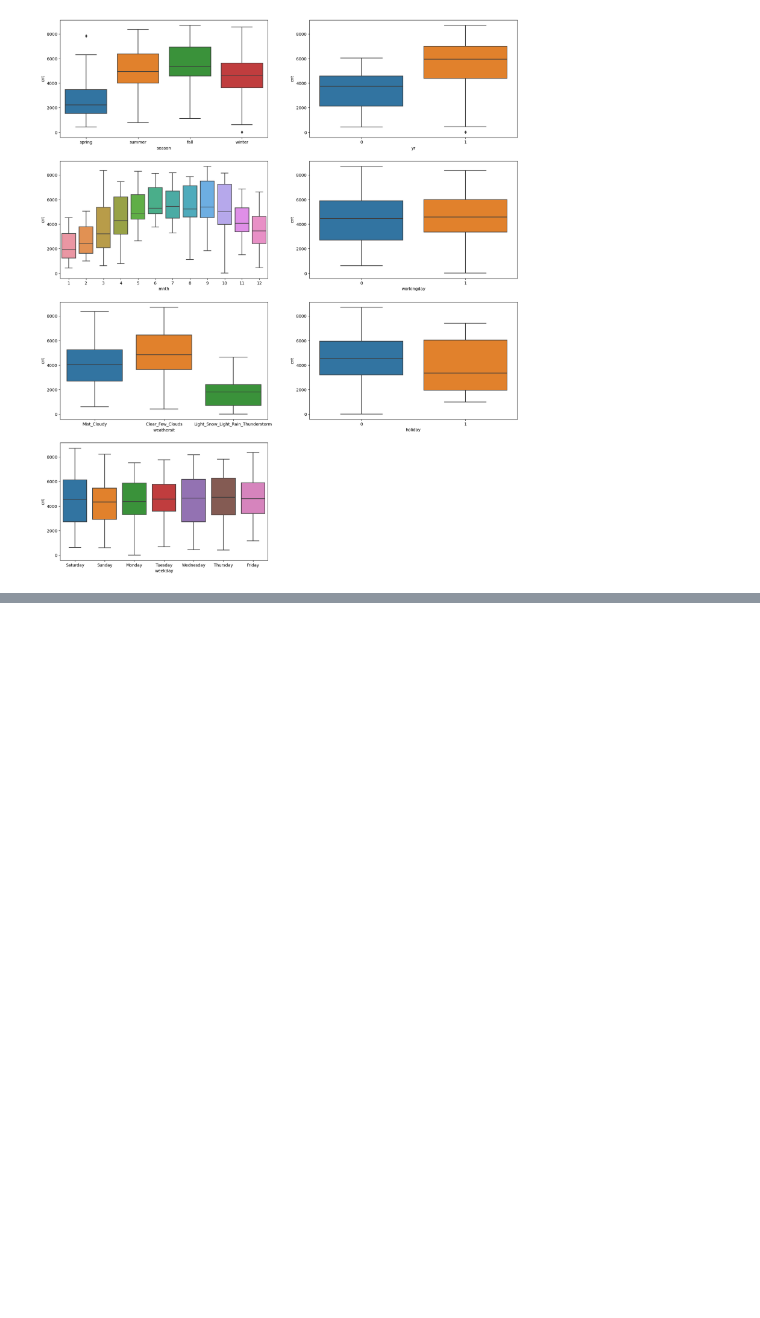
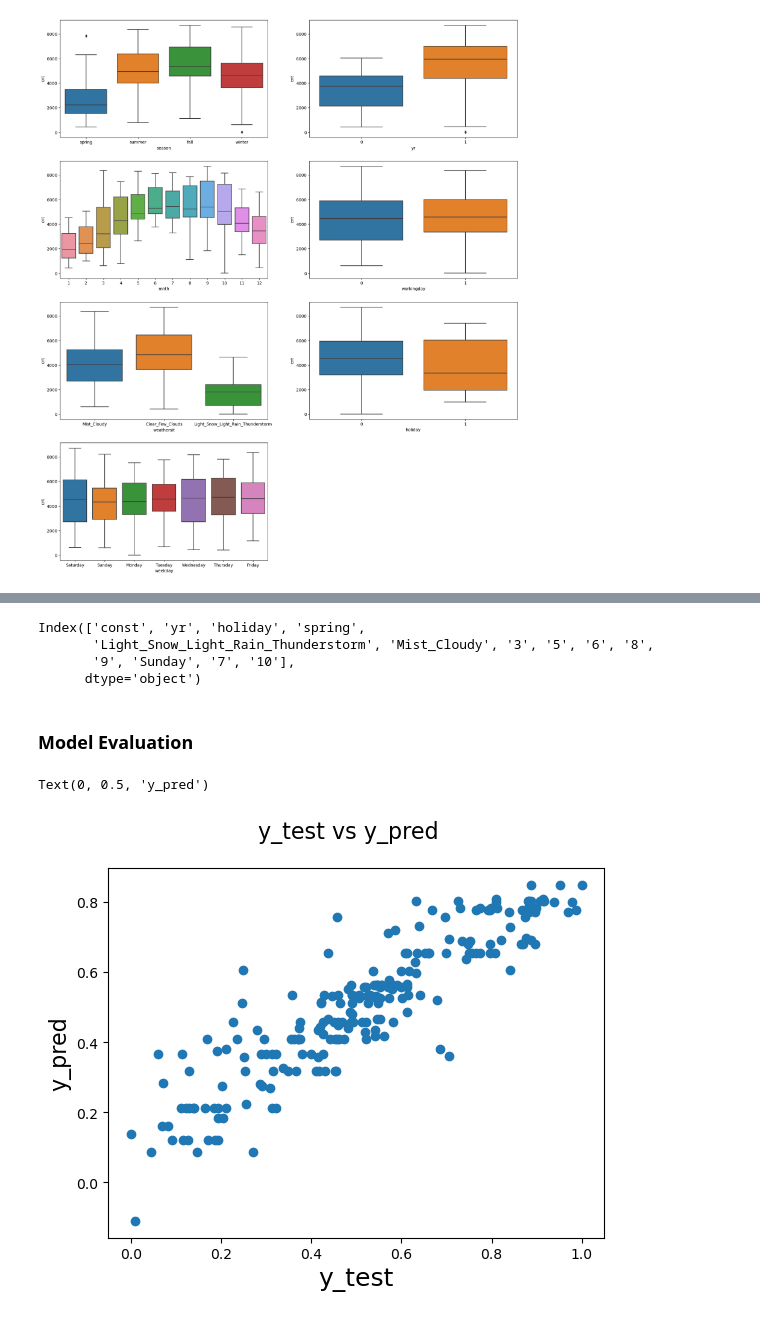
Before and after one commit to Mohinesh27/LinearRegressionAssignment, a Jupyter notebook: LinearRegressionAssignment.ipynb, the cells around one changed output, grey strips where cells are left out. Cells and saved outputs as stored; diff of their text form; code cells hidden in the pictures; blank space fills up the shorter version.

```diff
--- a/LinearRegressionAssignment.ipynb
+++ b/LinearRegressionAssignment.ipynb
@@ -306,0 +1813,2 @@ plt.show()
+# %%
+X_train_new=X_train_rfe_new14.drop(['const'], axis=1)
@@ -306,0 +1817,31 @@ plt.show()
+# %%
+X_test_new = X_test[X_train_new.columns]
+# %%
+# we are adding a constant variable
+X_test_new = sm.add_constant(X_test_new)
+# %%
+# check columns
+X_train_rfe_new14.columns
+# %% [output]
+Index(['const', 'yr', 'holiday', 'spring',
+       'Light_Snow_Light_Rain_Thunderstorm', 'Mist_Cloudy', '3', '5', '6', '8',
+       '9', 'Sunday', '7', '10'],
+      dtype='object')
+# %%
+# do the predictions
+
+y_pred = lm15.predict(X_test_new)
+# %% [markdown]
+### Model Evaluation
+# %%
+# validating predicted data against the test dataset
+
+
+fig = plt.figure()
+plt.scatter(y_test,y_pred)
+fig.suptitle('y_test vs y_pred', fontsize=16)              # Plot heading
+plt.xlabel('y_test', fontsize=18)                          # X-label
+plt.ylabel('y_pred', fontsize=16)
+# %% [output]
+Text(0, 0.5, 'y_pred')
+[figure, added]
```
Also changed, not shown: parts of 127 cells of this notebook.
